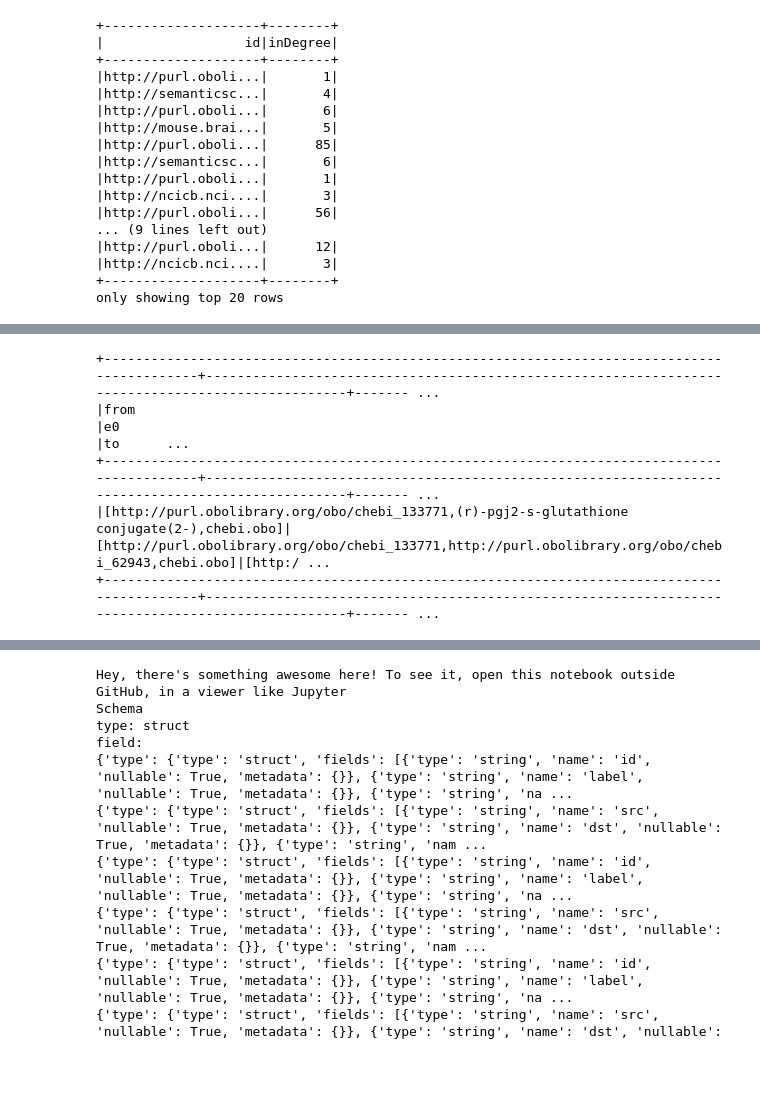
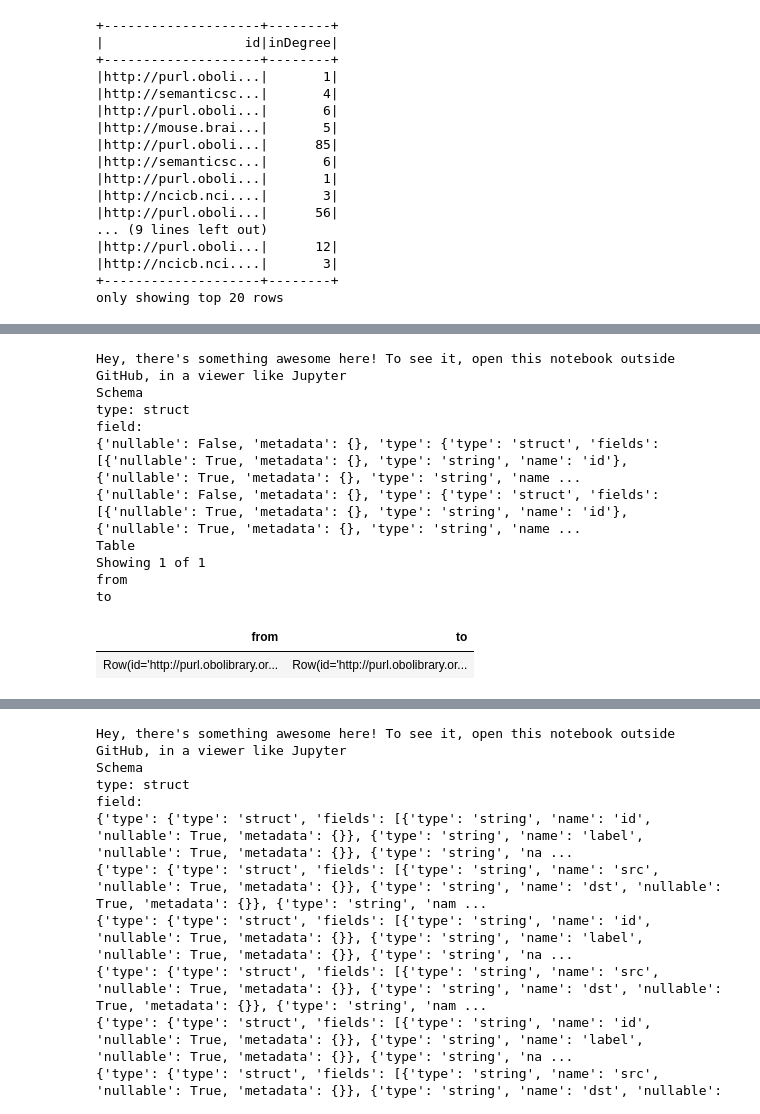
Before and after one commit to hl395/ontology-visualize-spark, a Jupyter notebook: sparkImportFromHDFS.ipynb, the cells around one changed output, grey strips where cells are left out. Saved outputs shown, nothing was run; the diff lists cells and outputs as text; code cells hidden in the pictures; blank space fills up the shorter version.

```diff
--- a/sparkImportFromHDFS.ipynb
+++ b/sparkImportFromHDFS.ipynb
@@ -509,18 +654,26 @@ only showing top 20 rows
 # %%
 # iri= 'http://purl.obolibrary.org/obo/iao_0000030'
 # http://chem2bio2rdf.org/chem2bio2rdf.owl#bioassay
 # http://purl.obolibrary.org/obo/chebi_62943
 # http://purl.obolibrary.org/obo/chebi_133771
 # http://www.w3.org/2002/07/owl#thing
-paths = g.bfs(fromExpr="id = 'http://purl.obolibrary.org/obo/chebi_133771'", toExpr ="id = 'http://purl.obolibrary.org/obo/chebi_62943'", edgeFilter = "ont = 'chebi.obo'")
-paths.show(10, False)
+paths = g.bfs(fromExpr="id = 'http://purl.obolibrary.org/obo/chebi_62943'", toExpr ="area_name = 'has part, is conjugate base of'", edgeFilter = "ont = 'chebi.obo'")
+# paths.show(10, False)
+display(paths)
 
 # # Specify edge filters or max path lengths.
 # g.bfs("name = 'Esther'", "age < 32",\
 #   edgeFilter="relationship != 'friend'", maxPathLength=3)
 # %% [output]
-+--------------------------------------------------------------------------------------------+--------------------------------------------------------------------------------------------------+------- ...
-|from                                                                                        |e0                                                                                                |to      ...
-+--------------------------------------------------------------------------------------------+--------------------------------------------------------------------------------------------------+------- ...
-|[http://purl.obolibrary.org/obo/chebi_133771,(r)-pgj2-s-glutathione conjugate(2-),chebi.obo]|[http://purl.obolibrary.org/obo/chebi_133771,http://purl.obolibrary.org/obo/chebi_62943,chebi.obo]|[http:/ ...
-+--------------------------------------------------------------------------------------------+--------------------------------------------------------------------------------------------------+------- ...
+Hey, there's something awesome here! To see it, open this notebook outside GitHub, in a viewer like Jupyter
+Schema
+type: struct
+field:
+{'nullable': False, 'metadata': {}, 'type': {'type': 'struct', 'fields': [{'nullable': True, 'metadata': {}, 'type': 'string', 'name': 'id'}, {'nullable': True, 'metadata': {}, 'type': 'string', 'name ...
+{'nullable': False, 'metadata': {}, 'type': {'type': 'struct', 'fields': [{'nullable': True, 'metadata': {}, 'type': 'string', 'name': 'id'}, {'nullable': True, 'metadata': {}, 'type': 'string', 'name ...
+Table
+Showing 1 of 1
+from
+to
+| from | to |
+| Row(id='http://purl.obolibrary.or... | Row(id='http://purl.obolibrary.or... |
```
Also changed, not shown: parts of 8 cells of this notebook.
